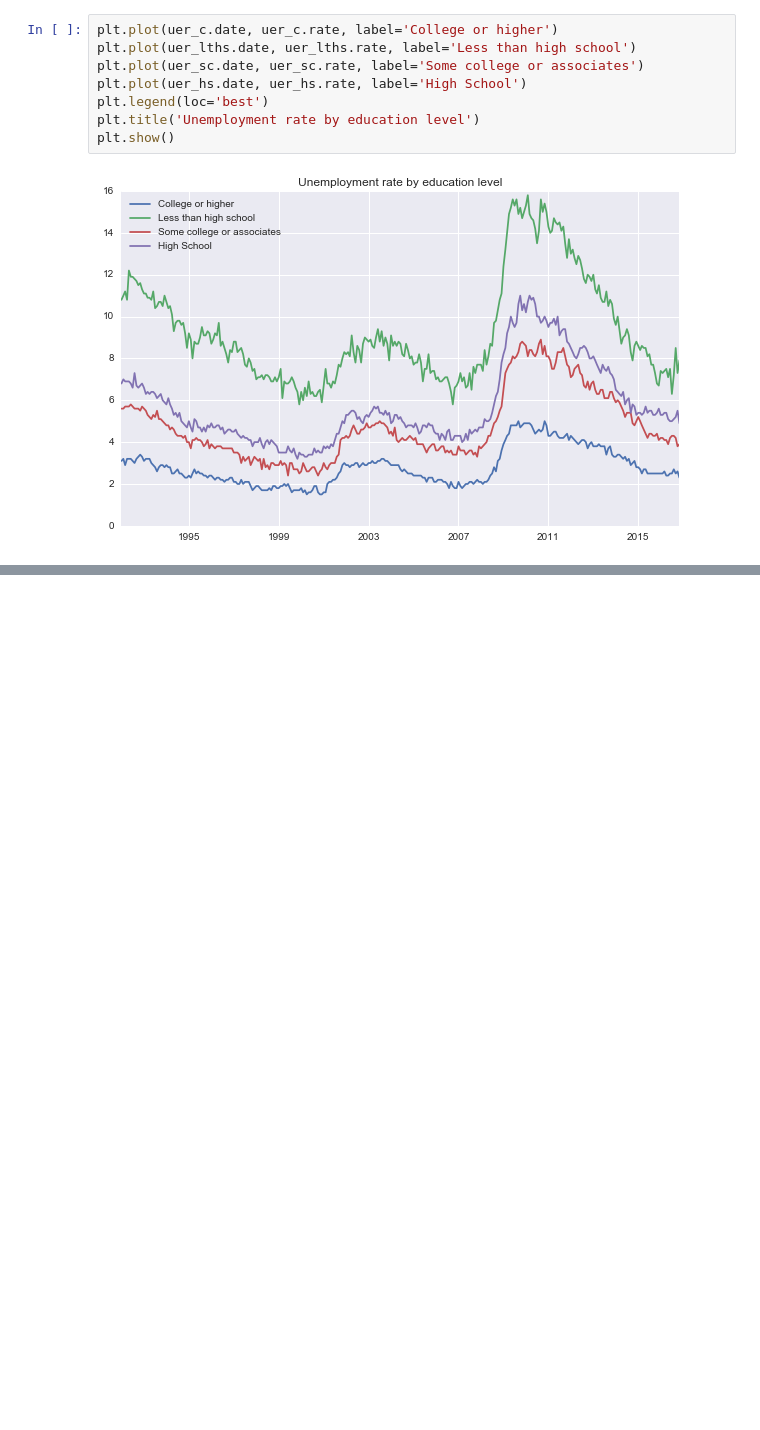
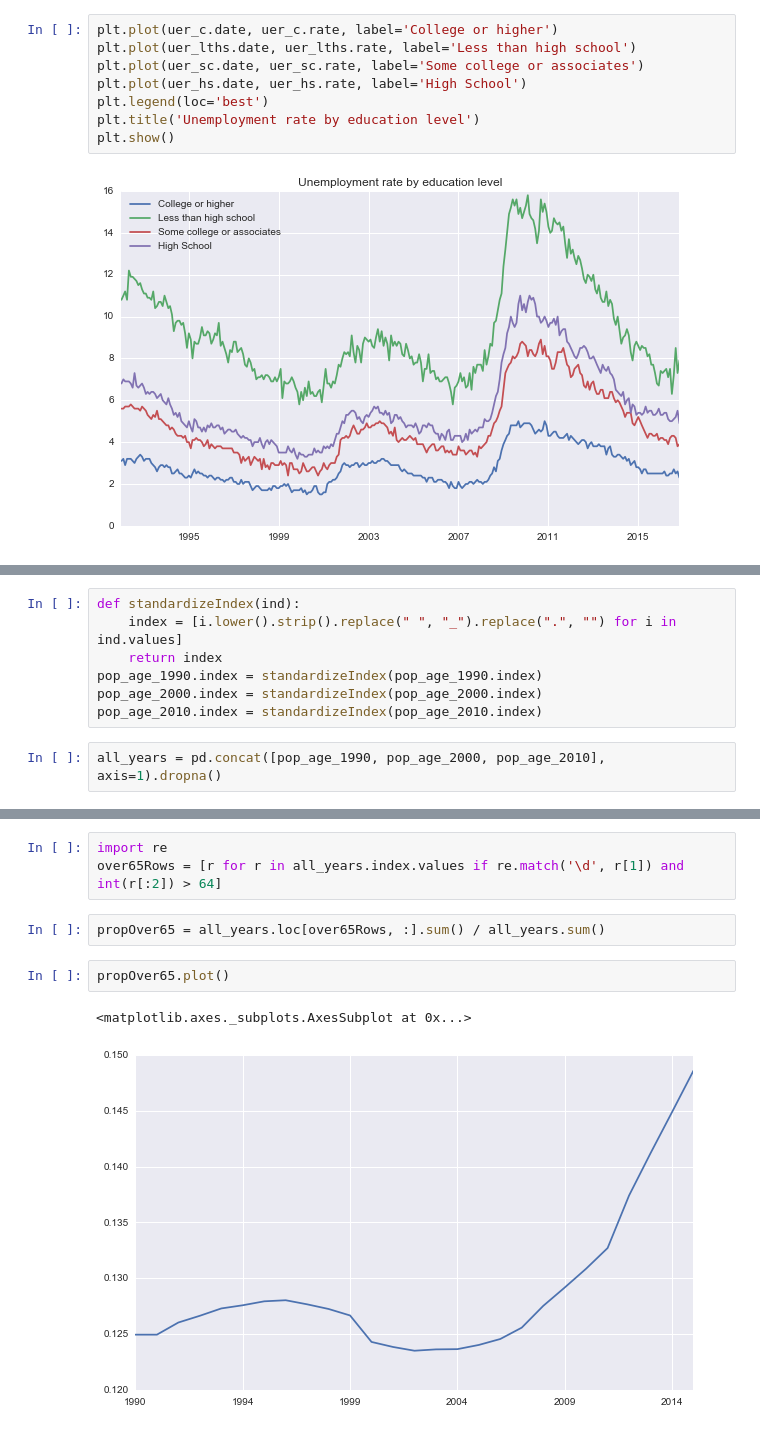
Before and after one commit to ryankresse/employment, a Jupyter notebook: eda.ipynb, the cells around one changed output, grey strips where cells are left out. Cells and saved outputs as stored; diff of their text form; blank space fills up the shorter version.

```diff
--- a/eda.ipynb
+++ b/eda.ipynb
@@ -178,0 +312,9 @@ plt.show()
+# %%
+def standardizeIndex(ind):
+    index = [i.lower().strip().replace(" ", "_").replace(".", "") for i in ind.values]
+    return index
+pop_age_1990.index = standardizeIndex(pop_age_1990.index)
+pop_age_2000.index = standardizeIndex(pop_age_2000.index)
+pop_age_2010.index = standardizeIndex(pop_age_2010.index)
+# %%
+all_years = pd.concat([pop_age_1990, pop_age_2000, pop_age_2010], axis=1).dropna()
@@ -178,0 +330,10 @@ plt.show()
+# %%
+import re
+over65Rows = [r for r in all_years.index.values if re.match('\d', r[1]) and int(r[:2]) > 64]
+# %%
+propOver65 = all_years.loc[over65Rows, :].sum() / all_years.sum()
+# %%
+propOver65.plot()
+# %% [output]
+<matplotlib.axes._subplots.AxesSubplot at 0x...>
+[figure, added]
```
Also changed, not shown: parts of 16 cells of this notebook, 1 other file.
